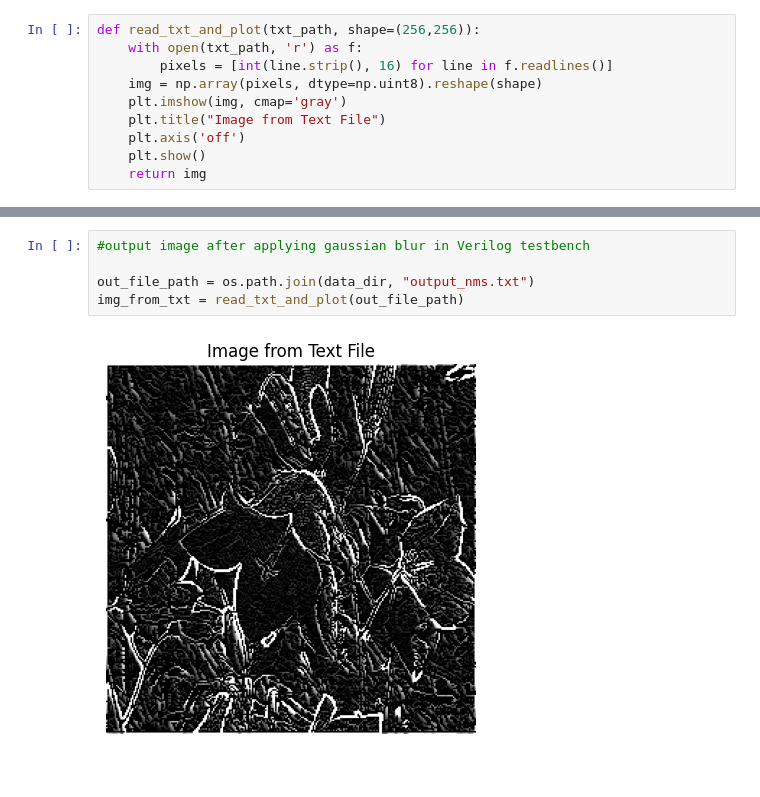
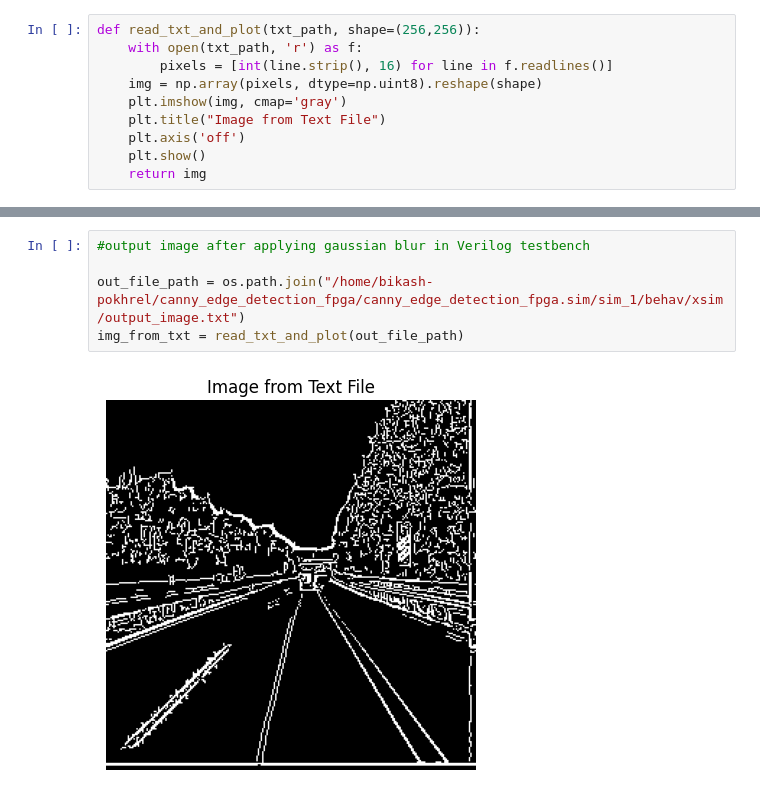
Before and after one commit to thebikashpokhrel/canny-edge-detection-fpga, a Jupyter notebook: notebooks/cannyedge_sim.ipynb, the cells around one changed output, grey strips where cells are left out. Drawn from its saved outputs; the diff is of its cells as text.

Commit message:
add hysteresis threesholding and integrate all modules for complete ccanny edge pipeline

```diff
--- a/notebooks/cannyedge_sim.ipynb
+++ b/notebooks/cannyedge_sim.ipynb
@@ -47,7 +63,7 @@ Image written to ../data/input_image.txt
 # %%
 #output image after applying gaussian blur in Verilog testbench
 
-out_file_path = os.path.join(data_dir, "output_nms.txt")
+out_file_path = os.path.join("/home/bikash-pokhrel/canny_edge_detection_fpga/canny_edge_detection_fpga.sim/sim_1/behav/xsim/output_image.txt")
 img_from_txt = read_txt_and_plot(out_file_path)
 # %% [output]
-[figure, old version]
+[figure, new version]
```
Also changed, not shown: parts of 5 cells of this notebook, 8 other files.
